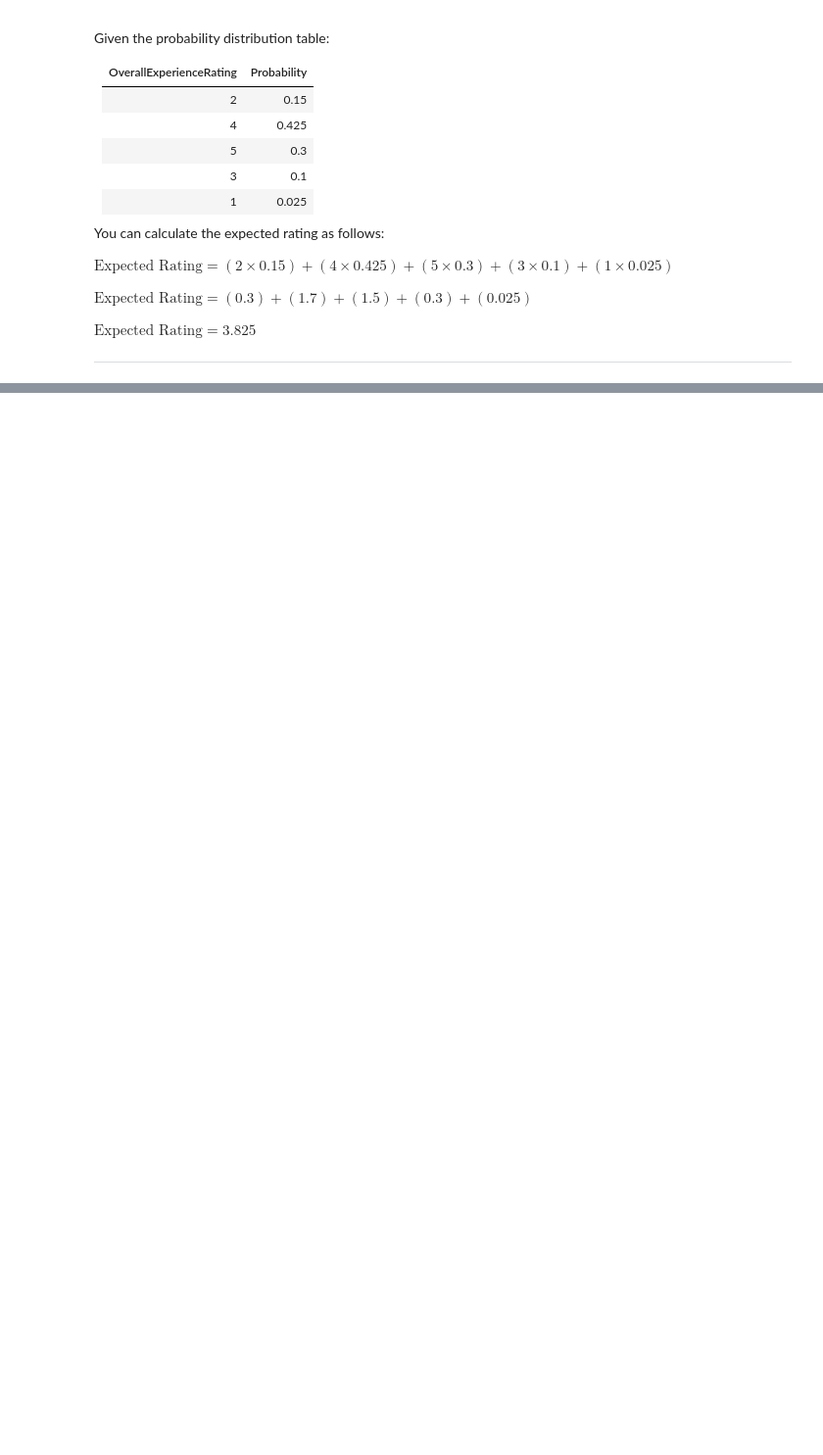
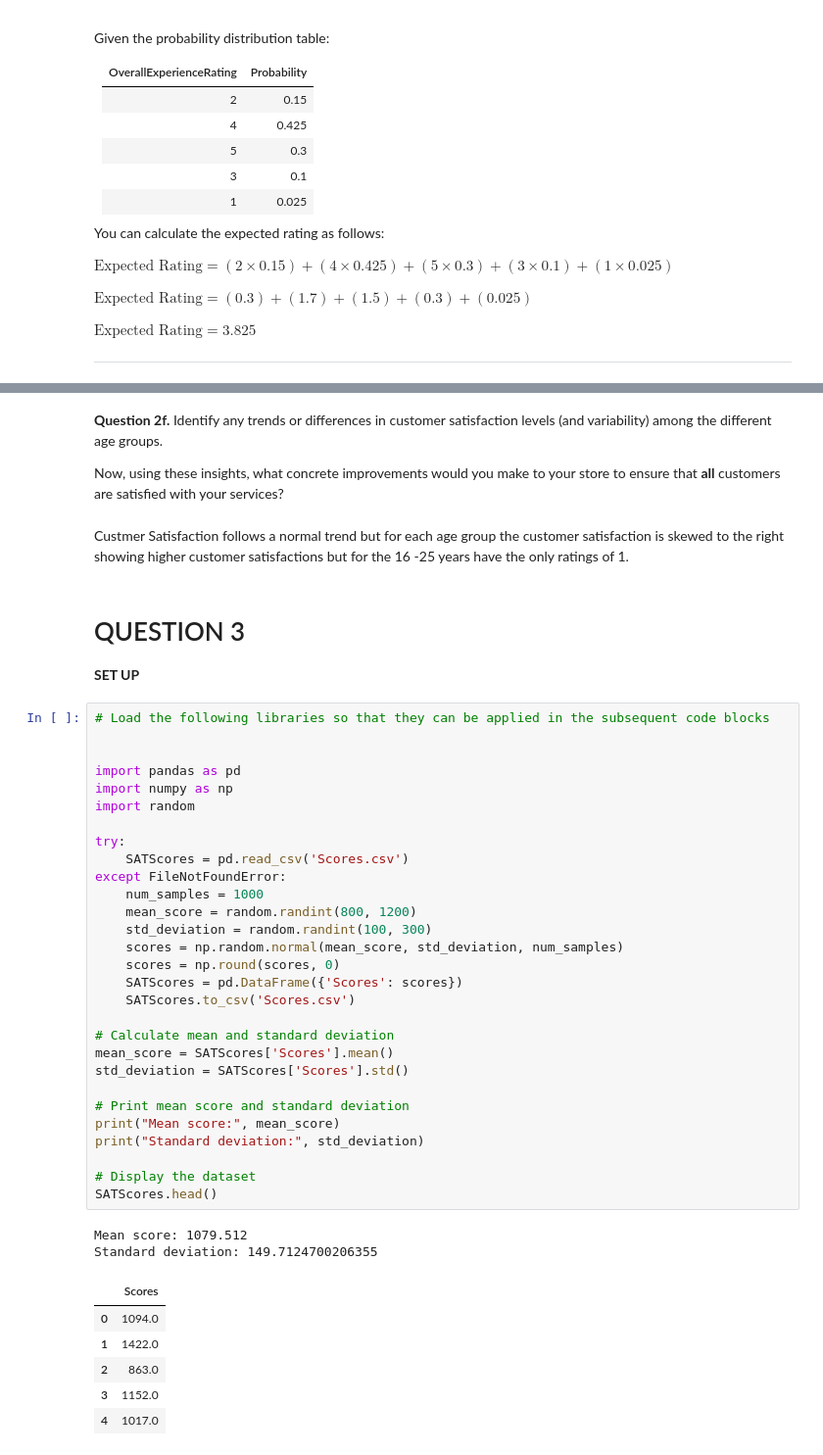
Before and after one commit to robertnesterodhiambo/robertnesterodhiambo-Data-analysis, a Jupyter notebook: python notebooks/stast.ipynb, the cells around one changed output, grey strips where cells are left out. Shown at 98% size. Drawn from its saved outputs; the diff is of its cells as text; blank space fills up the shorter version.

Commit message:
question 3

```diff
--- a/python notebooks/stast.ipynb
+++ b/python notebooks/stast.ipynb
@@ -141,0 +258,48 @@ $ \text{Expected Rating} = 3.825 $
+# %% [markdown]
+**Question 2f.** Identify any trends or differences in customer satisfaction levels (and variability) among the different age groups.
+
+Now, using these insights, what concrete improvements would you make to your store to ensure that **all** customers are satisfied with your services?
+# %% [markdown]
+Custmer  Satisfaction follows a normal trend but for each age group the customer satisfaction is  skewed to the right showing higher customer satisfactions but for the 16 -25 years have the only ratings of 1.
+# %% [markdown]
+# QUESTION 3
+
+**SET UP**
+# %%
+# Load the following libraries so that they can be applied in the subsequent code blocks
+
+
+import pandas as pd
+import numpy as np
+import random
+
+try:
+    SATScores = pd.read_csv('Scores.csv')
+except FileNotFoundError:
+    num_samples = 1000
+    mean_score = random.randint(800, 1200)
+    std_deviation = random.randint(100, 300)
+    scores = np.random.normal(mean_score, std_deviation, num_samples)
+    scores = np.round(scores, 0)
+    SATScores = pd.DataFrame({'Scores': scores})
+    SATScores.to_csv('Scores.csv')
+
+# Calculate mean and standard deviation
+mean_score = SATScores['Scores'].mean()
+std_deviation = SATScores['Scores'].std()
+
+# Print mean score and standard deviation
+print("Mean score:", mean_score)
+print("Standard deviation:", std_deviation)
+
+# Display the dataset
+SATScores.head()
+# %% [output]
+Mean score: 1079.512
+Standard deviation: 149.7124700206355
+|  | Scores |
+| 0 | 1094.0 |
+| 1 | 1422.0 |
+| 2 | 863.0 |
+| 3 | 1152.0 |
+| 4 | 1017.0 |
```
Also changed, not shown: parts of 14 cells of this notebook, 2 other files.
